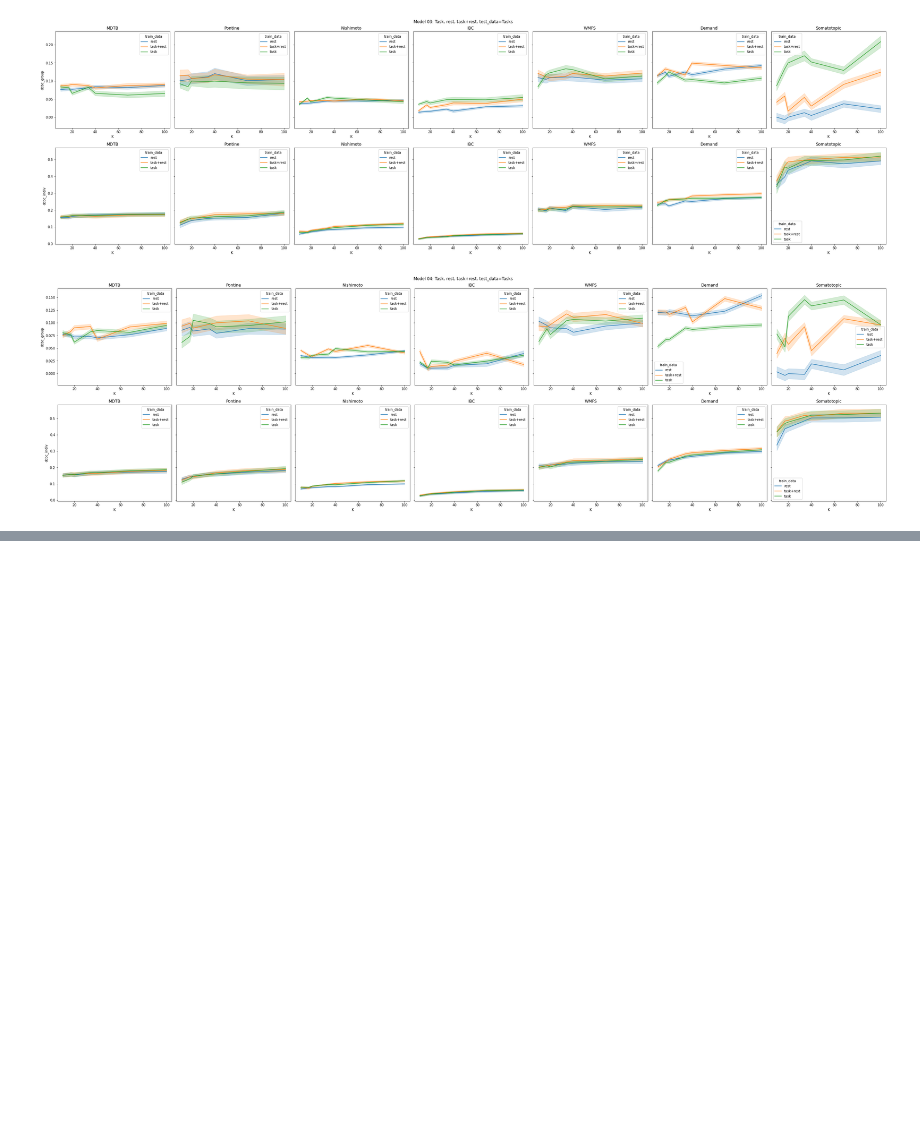
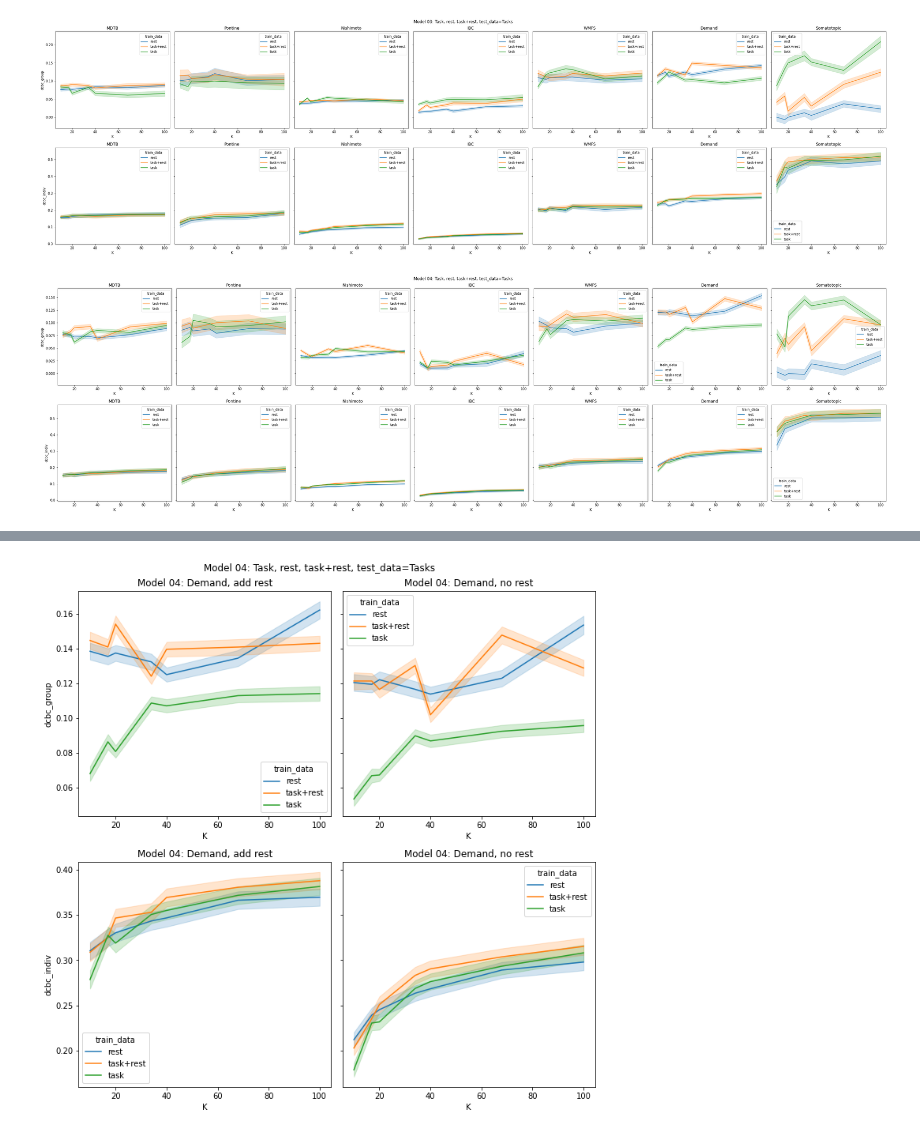
Before and after one commit to DiedrichsenLab/FusionModel, a Jupyter notebook: notebooks/eval_task_rest.ipynb, the cells around one changed output, grey strips where cells are left out. Cells and saved outputs as stored; diff of their text form; code cells hidden in the pictures; blank space fills up the shorter version.

```diff
--- a/notebooks/eval_task_rest.ipynb
+++ b/notebooks/eval_task_rest.ipynb
@@ -28,0 +99,4 @@ plot_loo_task(D, t_data=[0,1,2,3,4,5,6], model_type='04')
+# %%
+_plot([D_new, D_old], title = ['add rest', 'no rest'], mt='04')
+# %% [output]
+[figure, added]
```
Also changed, not shown: parts of 8 cells of this notebook, 6 other files.
